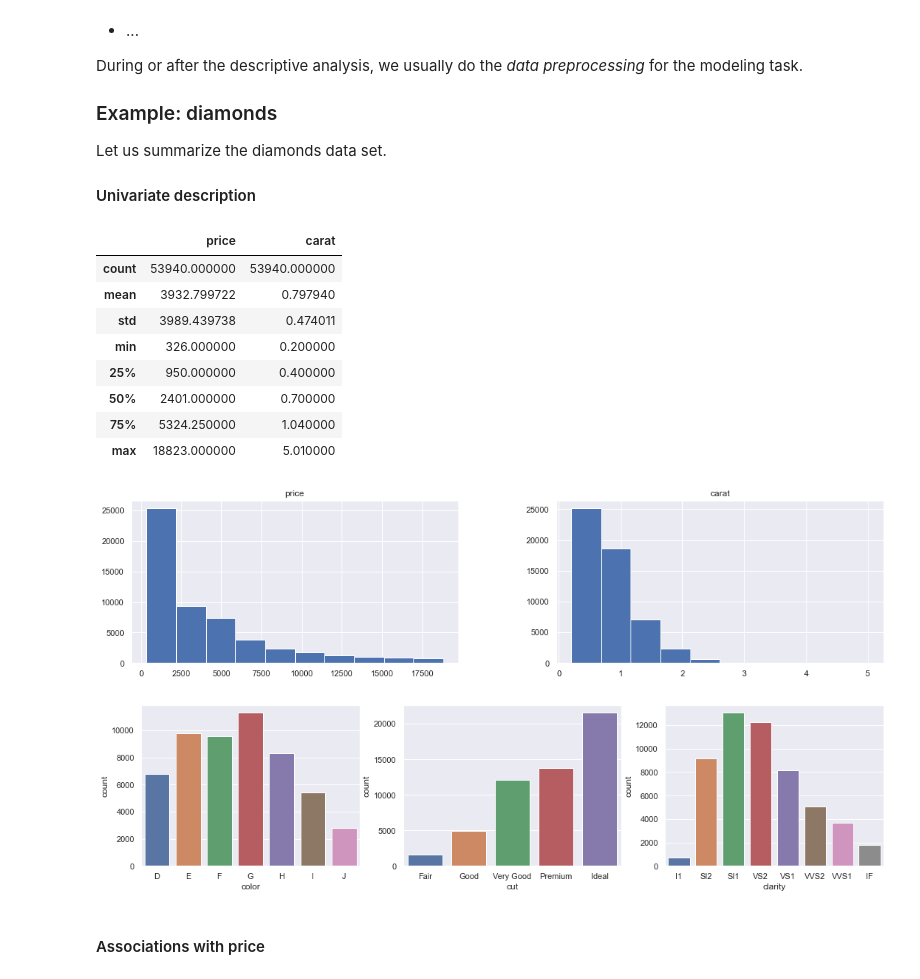
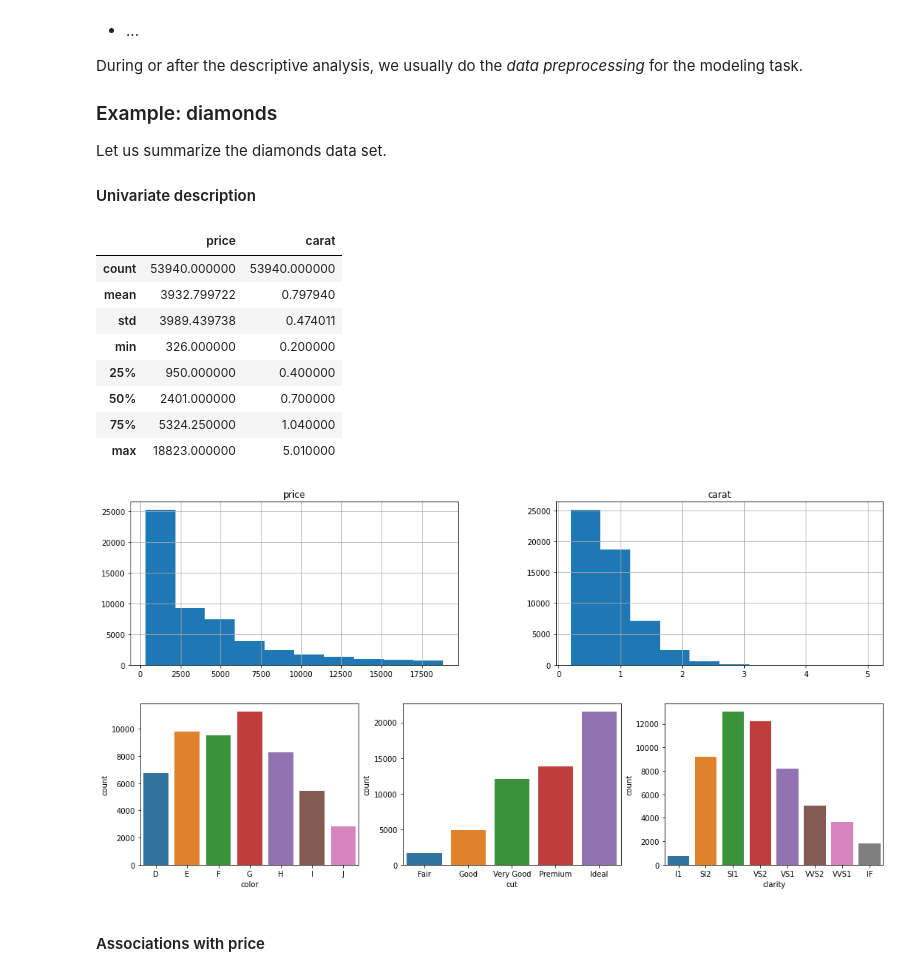
Before and after one commit to mayer79/ml_lecture, a Jupyter notebook: py/1_Basics_and_Linear_Models.ipynb, the cells around one changed output. Drawn from its saved outputs; the diff is of its cells as text; code cells hidden in the pictures.

```diff
--- a/py/1_Basics_and_Linear_Models.ipynb
+++ b/py/1_Basics_and_Linear_Models.ipynb
@@ -79,31 +79,31 @@ Let us summarize the diamonds data set.
 
 #### Univariate description
 # %%
-import seaborn as sns
-sns.set_theme("notebook", style="darkgrid")
 import matplotlib.pyplot as plt
 
-diamonds[["price", "carat"]].hist(figsize=(18, 4))
-diamonds[["price", "carat"]].describe()
+num_vars = ["price", "carat"]
+diamonds[num_vars].hist(figsize=(18, 4))
+diamonds[num_vars].describe()
 # %% [output]
 |  | price | carat |
 | count | 53940.000000 | 53940.000000 |
 | mean | 3932.799722 | 0.797940 |
 | std | 3989.439738 | 0.474011 |
 | min | 326.000000 | 0.200000 |
 | 25% | 950.000000 | 0.400000 |
 | 50% | 2401.000000 | 0.700000 |
 | 75% | 5324.250000 | 1.040000 |
 | max | 18823.000000 | 5.010000 |
-[figure, old version]
+[figure, new version]
 # %%
+import seaborn as sns
 cat_vars = ["color", "cut", "clarity"]
 
 fig, ax = plt.subplots(ncols=3, figsize=(18, 4))
 for i, x in enumerate(cat_vars):
     sns.countplot(data=diamonds, x=x, ax=ax[i])
 # %% [output]
-[figure, old version]
+[figure, new version]
 # %% [markdown]
 #### Associations with price
 # %%
```
Also changed, not shown: parts of 14 cells of this notebook.
